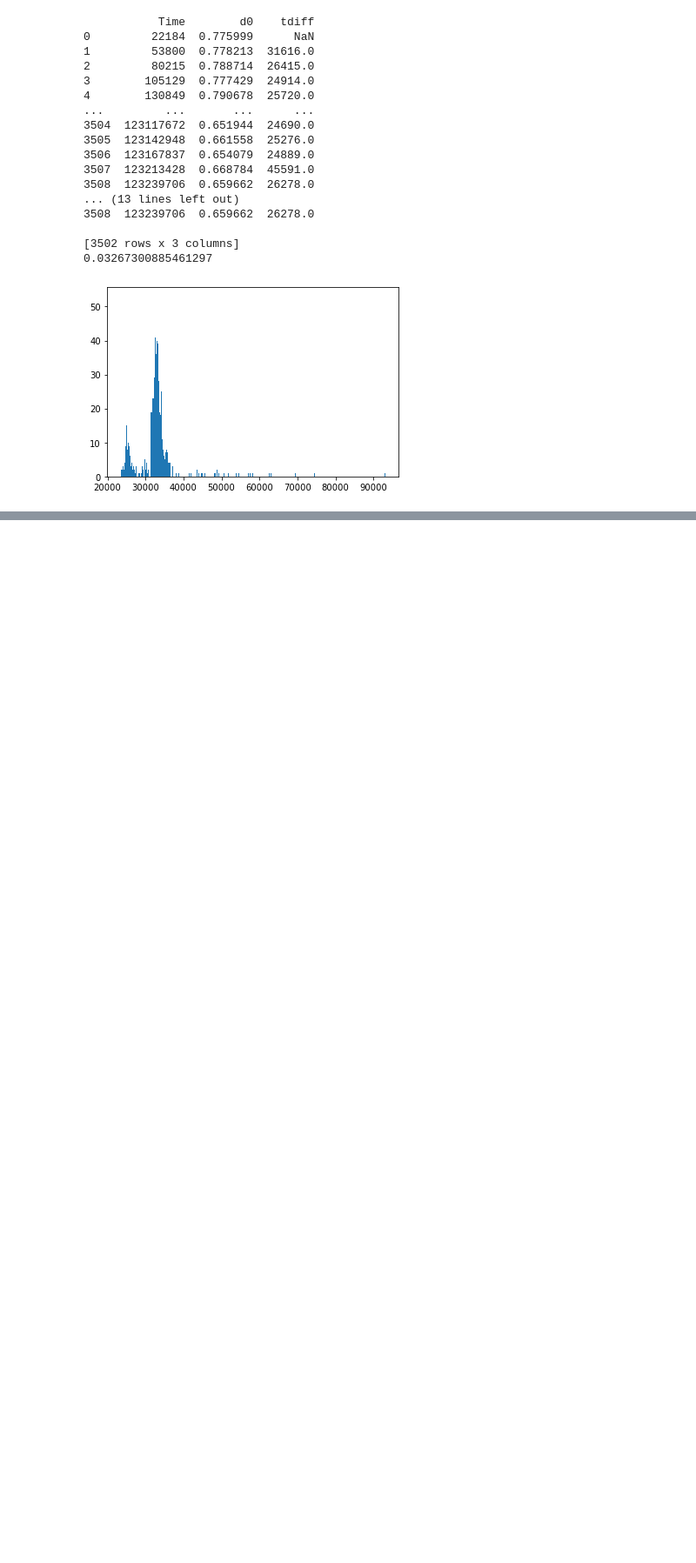
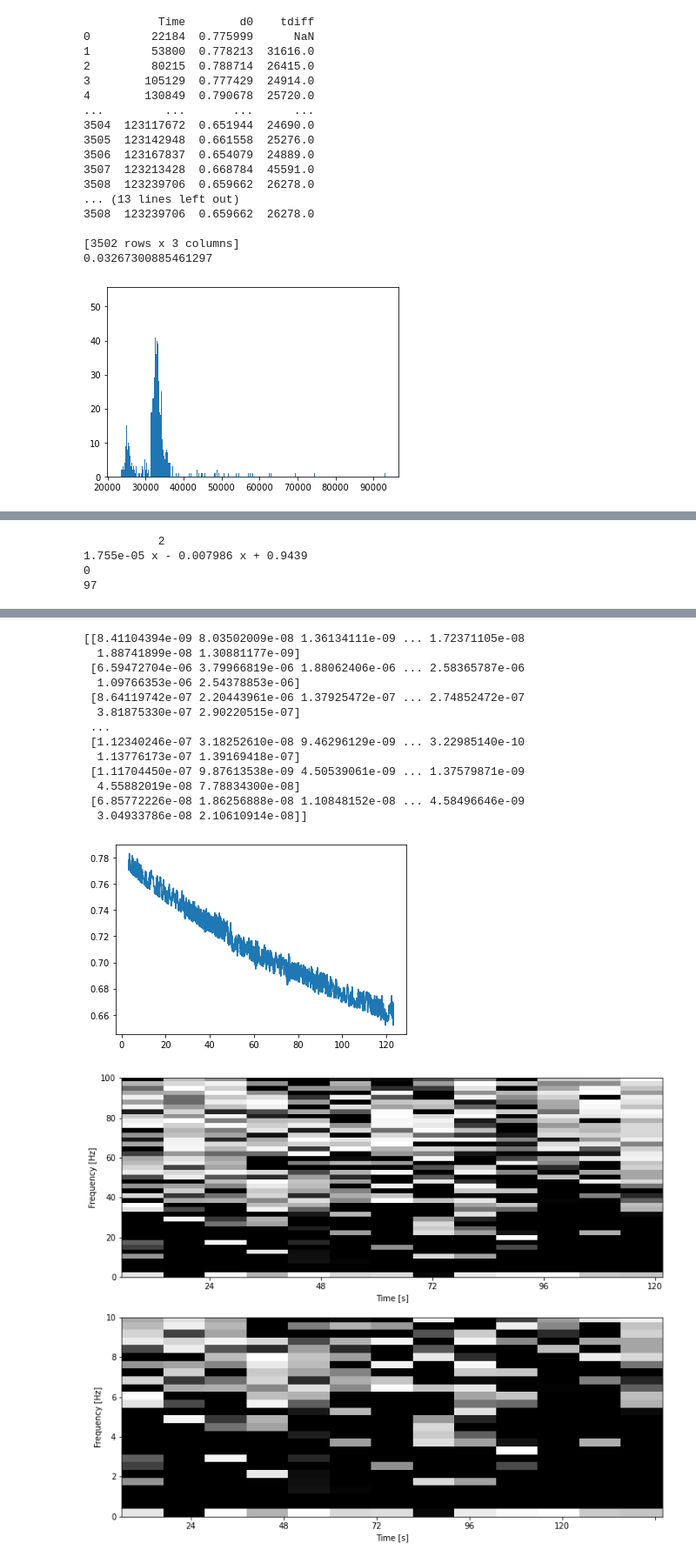
Before and after one commit to AmeVel2040/eclipseAmeyaSharing, a Jupyter notebook: InitialSpectogramAnalysis6-13-22.ipynb, the cells around one changed output, grey strips where cells are left out. Shown at 87% size. Drawn from its saved outputs; the diff is of its cells as text; code cells hidden in the pictures; blank space fills up the shorter version.

```diff
--- a/InitialSpectogramAnalysis6-13-22.ipynb
+++ b/InitialSpectogramAnalysis6-13-22.ipynb
@@ -37,6 +113,8 @@ x,y=xfull,yfull
 3508  123239706  0.659662
 
 [3509 rows x 2 columns]
+# %%
+x,y=dfnonzero.iloc[:,1].values, dfnonzero.iloc[:,2].values
 # %%
 data_01["tdiff"]=data_01['Time'] - data_01['Time'].shift(1)
 print(data_01)
@@ -63,13 +141,3 @@ print(data_01["tdiff"].mean()/1E6)
 [3502 rows x 3 columns]
 0.03267300885461297
 [figure]
-# %%
-start=100
-firstChange=754 #Connection to 2/3 power
-secondChange=3536 #Disconnection
-thirdChange=3596 #Connection to FullPower
-
-tchunk1=x[start:-1]
-vchunk1=y[start:-1] #OFF
-print(tchunk1.shape)
-print(vchunk1.shape)
@@ -167,0 +215,4 @@ Text(0.5, 0, 'Time [s]')
+# %%
+#Scroll to bottom for spectogram
+genthePlots(xfull,yfull,100,600,100,125,2,126)
+# %% [output]
@@ -167,0 +223,4 @@ Text(0.5, 0, 'Time [s]')
+           2
+1.755e-05 x - 0.007986 x + 0.9439
+0
+97
@@ -167,0 +228,15 @@ Text(0.5, 0, 'Time [s]')
+[[8.41104394e-09 8.03502009e-08 1.36134111e-09 ... 1.72371105e-08
+  1.88741899e-08 1.30881177e-09]
+ [6.59472704e-06 3.79966819e-06 1.88062406e-06 ... 2.58365787e-06
+  1.09766353e-06 2.54378853e-06]
+ [8.64119742e-07 2.20443961e-06 1.37925472e-07 ... 2.74852472e-07
+  3.81875330e-07 2.90220515e-07]
+ ...
+ [1.12340246e-07 3.18252610e-08 9.46296129e-09 ... 3.22985140e-10
+  1.13776173e-07 1.39169418e-07]
+ [1.11704450e-07 9.87613538e-09 4.50539061e-09 ... 1.37579871e-09
+  4.55882019e-08 7.78834300e-08]
+ [6.85772226e-08 1.86256888e-08 1.10848152e-08 ... 4.58496646e-09
+  3.04933786e-08 2.10610914e-08]]
+[figure, added]
+[figure, added]
```
Also changed, not shown: parts of 17 cells of this notebook.
